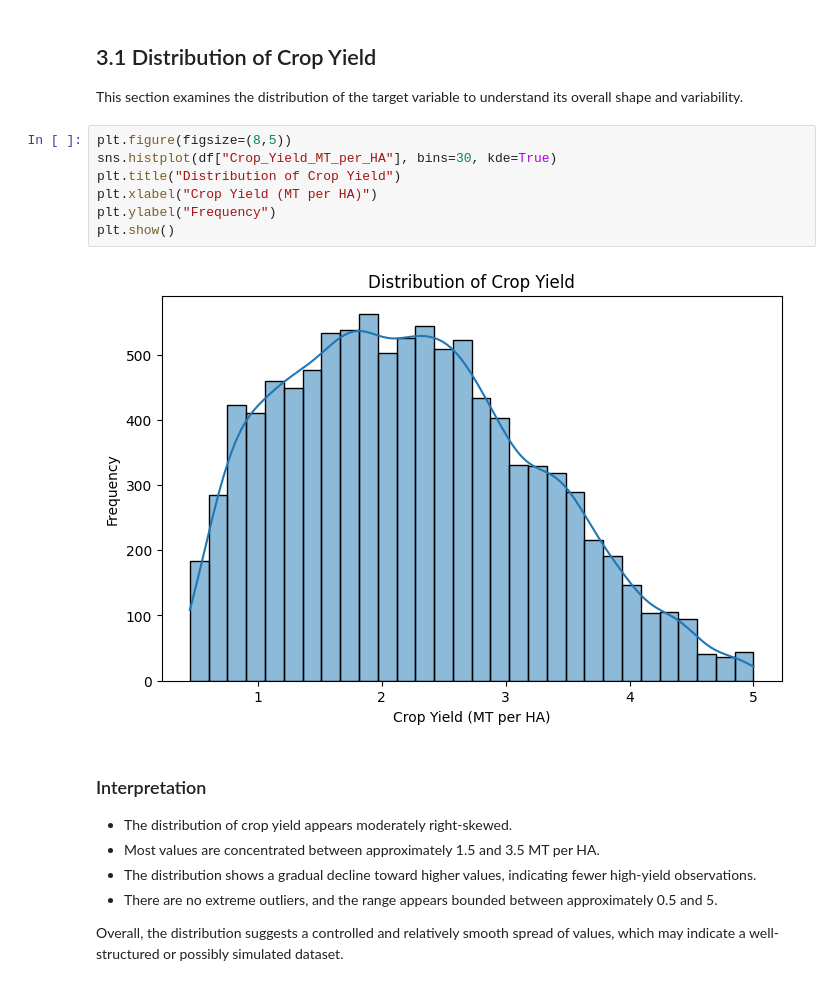
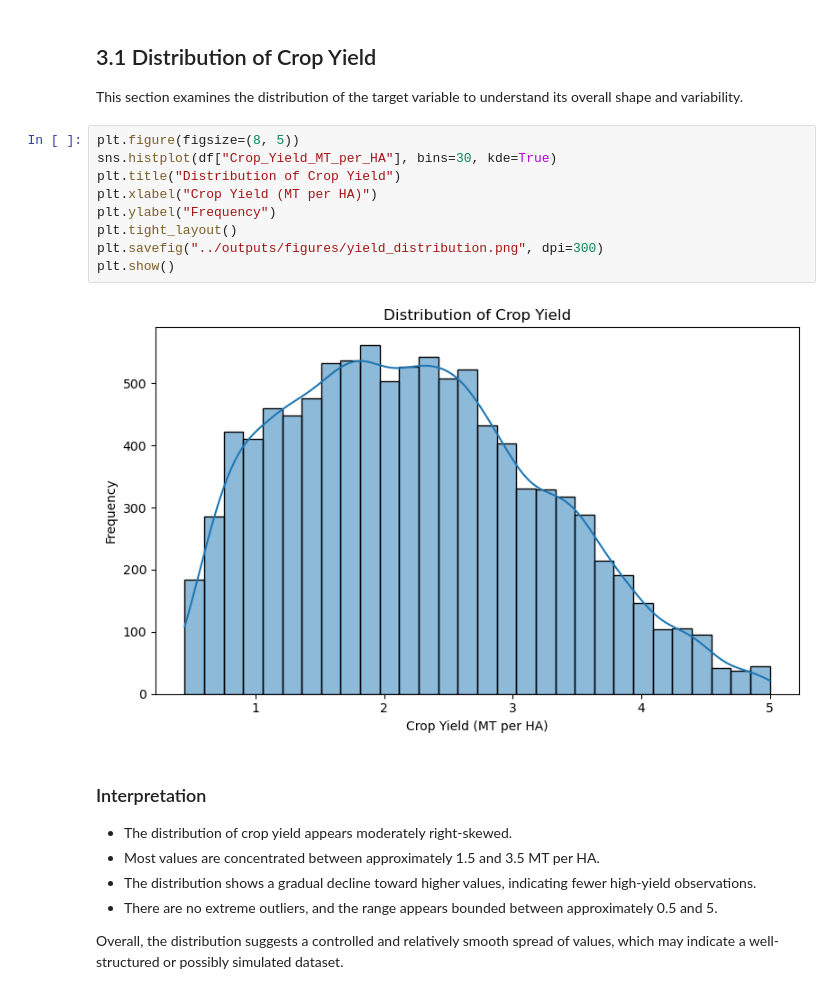
Before and after one commit to kota2003/project-1-climate-crop-yield, a Jupyter notebook: notebooks/03_eda.ipynb, the cells around one changed output. Cells and saved outputs as stored; diff of their text form.

Commit message:
Add visualizations and finalize README

```diff
--- a/notebooks/03_eda.ipynb
+++ b/notebooks/03_eda.ipynb
@@ -15,14 +15,16 @@ df = pd.read_csv("../data/raw/climate_change_impact_on_agriculture_2024.csv")
 
 This section examines the distribution of the target variable to understand its overall shape and variability.
 # %%
-plt.figure(figsize=(8,5))
+plt.figure(figsize=(8, 5))
 sns.histplot(df["Crop_Yield_MT_per_HA"], bins=30, kde=True)
 plt.title("Distribution of Crop Yield")
 plt.xlabel("Crop Yield (MT per HA)")
 plt.ylabel("Frequency")
+plt.tight_layout()
+plt.savefig("../outputs/figures/yield_distribution.png", dpi=300)
 plt.show()
 # %% [output]
-[figure, old version]
+[figure, new version]
 # %% [markdown]
 ### Interpretation
 
```
Also changed, not shown: parts of 4 cells of this notebook, 5 other files.
